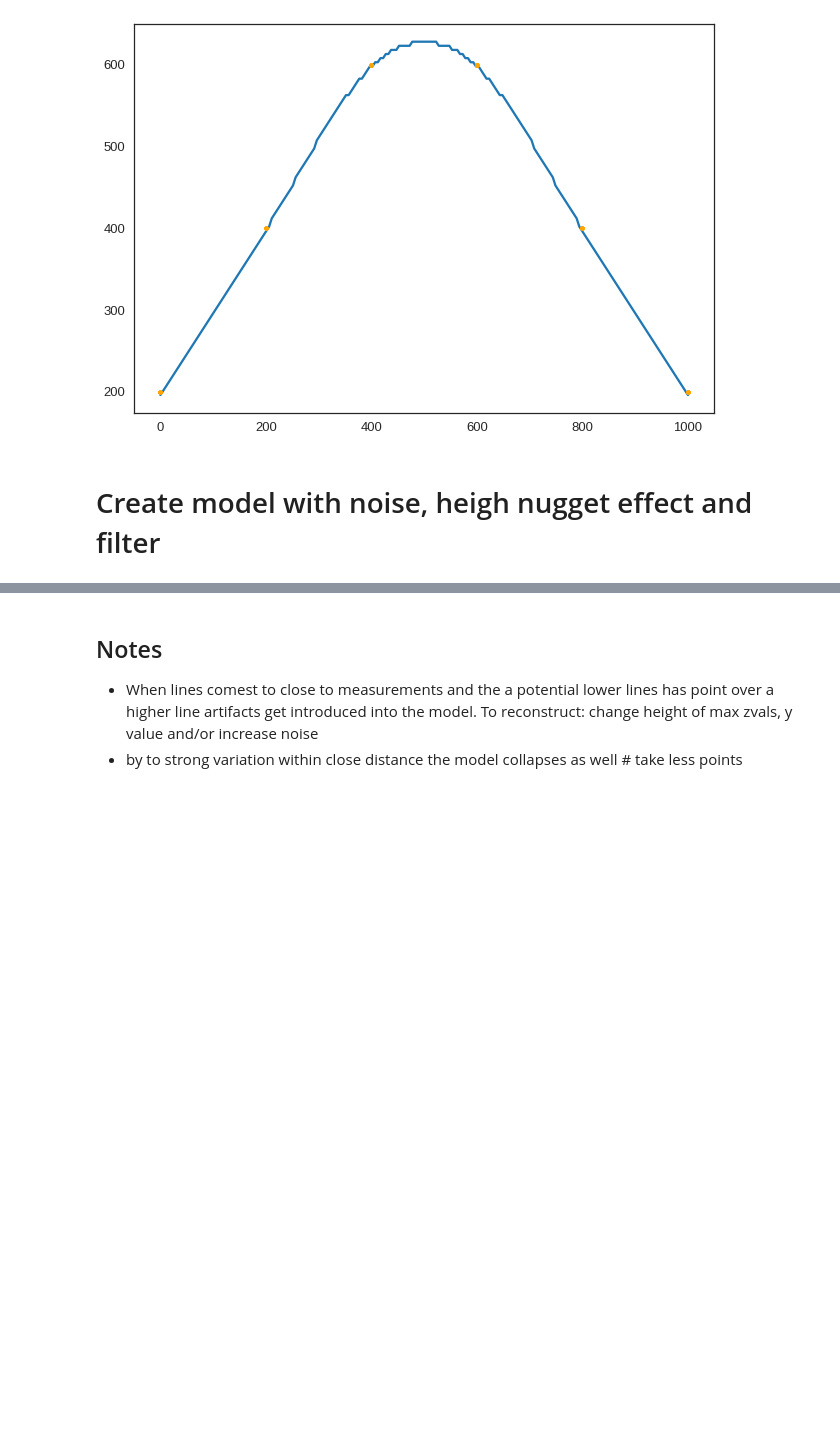
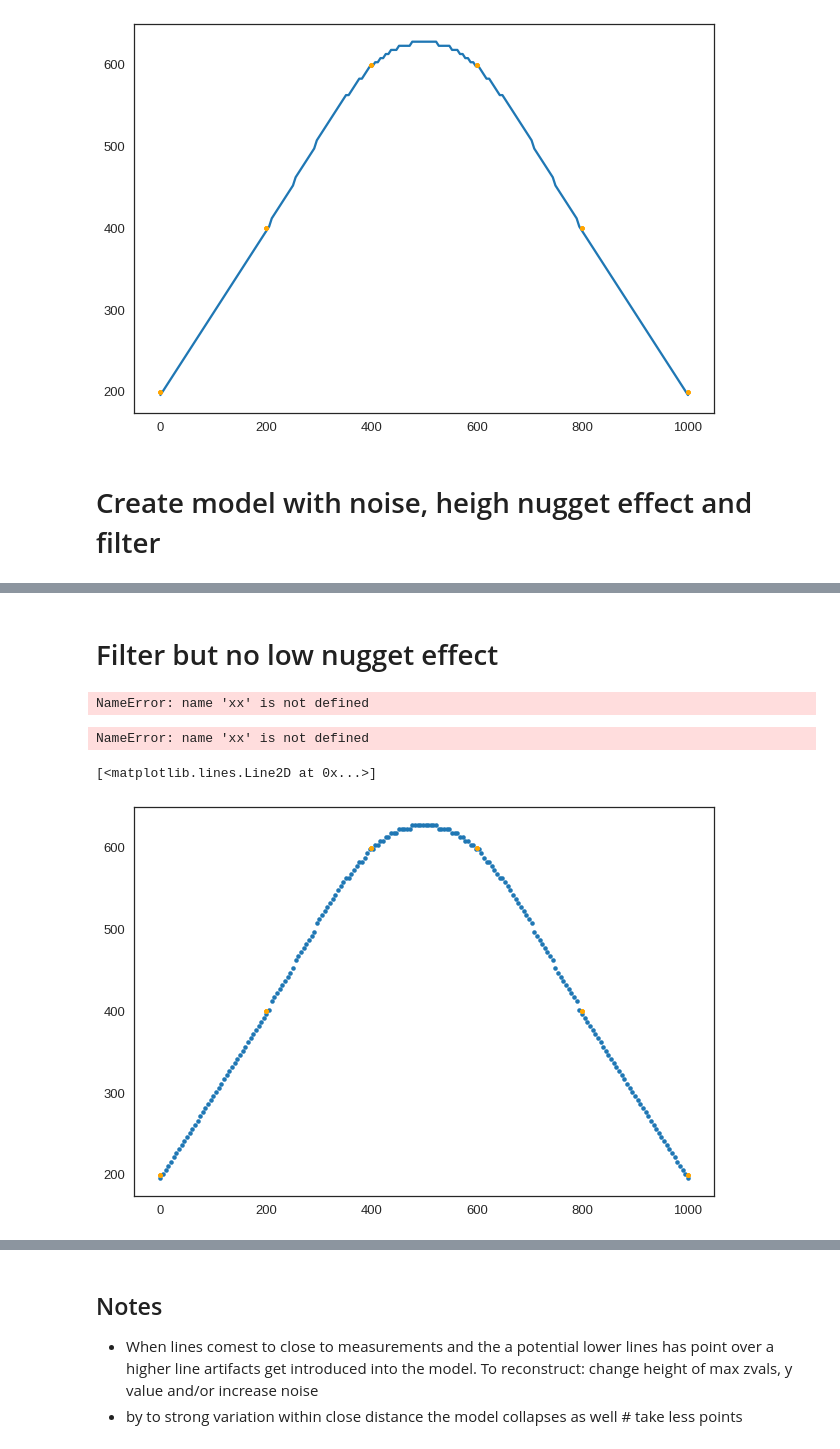
Before and after one commit to TrellixVulnTeam/gempy-notebooks_Q97W, a Jupyter notebook: server-gempy/smooth_line.ipynb, the cells around one changed output, grey strips where cells are left out. Saved outputs shown, nothing was run; the diff lists cells and outputs as text; code cells hidden in the pictures; blank space fills up the shorter version.

Commit message:
[DEV] nugget effect notebook

```diff
--- a/server-gempy/smooth_line.ipynb
+++ b/server-gempy/smooth_line.ipynb
@@ -522,0 +538,80 @@ plt.show()
+# %% [markdown]
+# Filter but no low nugget effect
+# %%
+# now we remove points that are close to measurements
+# rember y is not important for now so we can focus on x
+# however we need to filter the x values with the right y vals
+bok = np.ones(xx.shape)
+sps = surface_points_original_df_1
+t = 40
+
+for index, row in sps.iterrows():
+
+    # loop over point of measurements and mark points that are close
+    x = row['X']
+    # y = row['Y']  # as here all points have the same y value in the section
+    z = row['Z']
+
+    xlow, xheigh = (x - t), x + t
+    bx = np.where((xx > xlow) & (xx < xheigh))
+    bok[bx] = 0
+
+    # ylow, yheigh = (y - t), y + t
+    # bx = np.where((yy > ylow) & (yy < yheigh))
+    # bok[bx] = 0
+
+    zlow, zheigh = (z - t), z + t
+    bx = np.where((zz > zlow) & (zz < zheigh))
+    bok[bx] = 0
+
+# make a boolen out of it
+Bok = bok == 1
+# %% [output]
+NameError: name 'xx' is not defined
+# %%
+# creat new df including new noise data
+df0 = surface_points_original_df_1
+df1 = pd.DataFrame(columns=df0.columns)
+df1.X = xx[Bok][::4]
+df1.Y = yy[Bok][::4]
+df1.Z = zz[Bok][::4]
+df1.surface = 'rock1'
+df1.param1 = 10
+
+# concate into new df
+df2 = pd.concat([df0, df1], ignore_index=True)
+
+# set new input again (form df2)
+geo_model.set_surface_points(df2, update_surfaces=False)
+geo_model.update_to_interpolator()
+
+if real_run.check_setup_single_realization(geo_model):
+    solution = gp.compute_model(model=geo_model, sort_surfaces=False)
+
+Bx = post_pro.compute_boolean_matrix_for_section_surface_top(geo_model)
+
+extent = { 'z_min': 0, 'z_max': 1000 }
+section_coordinates = post_pro.compute_setction_grid_coordinates(geo_model, extent)
+
+tops_dict = post_pro.get_tops_coordinates(Bx, section_coordinates)
+
+# plot for sanity check
+fig, (ax1, ax2) = plt.subplots(1, 2)
+ax1.imshow(Bx['0-1'])
+ax1.grid()
+ax2.imshow(Bx['0-2'])
+ax2.grid()
+plt.show()
+# %% [output]
+NameError: name 'xx' is not defined
+# %%
+plt.plot(tops_dict['0-1']['xvals'], tops_dict['0-1']['zvals'], '.')
+plt.plot(
+    geo_model.surface_points.df[geo_model.surface_points.df.surface == 'rock1']['X'],
+    geo_model.surface_points.df[geo_model.surface_points.df.surface == 'rock1']['Z'],
+    '.',
+    color='orange'
+)
+# %% [output]
+[<matplotlib.lines.Line2D at 0x...>]
+[figure, added]
```
Also changed, not shown: parts of 29 cells of this notebook, 6 other files.
